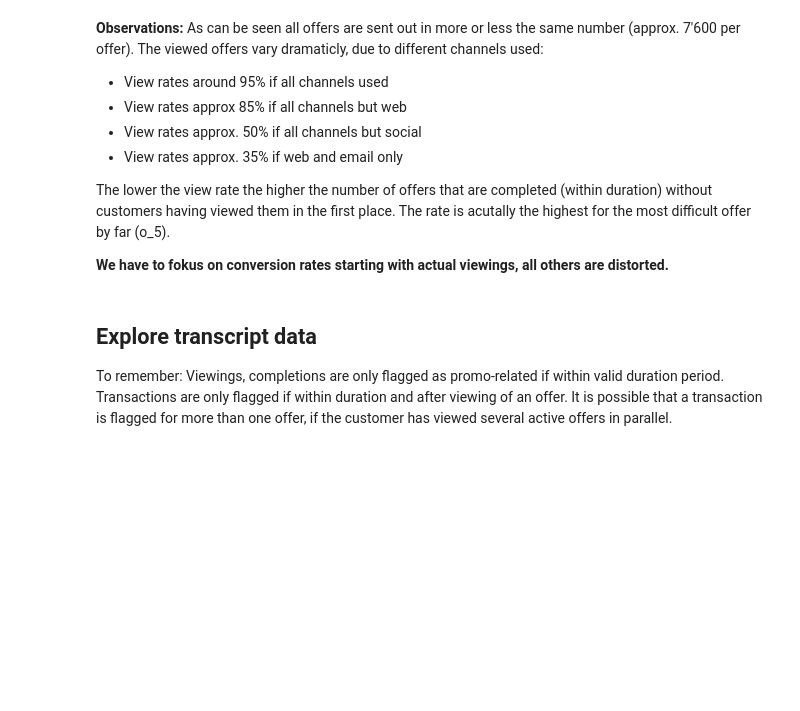
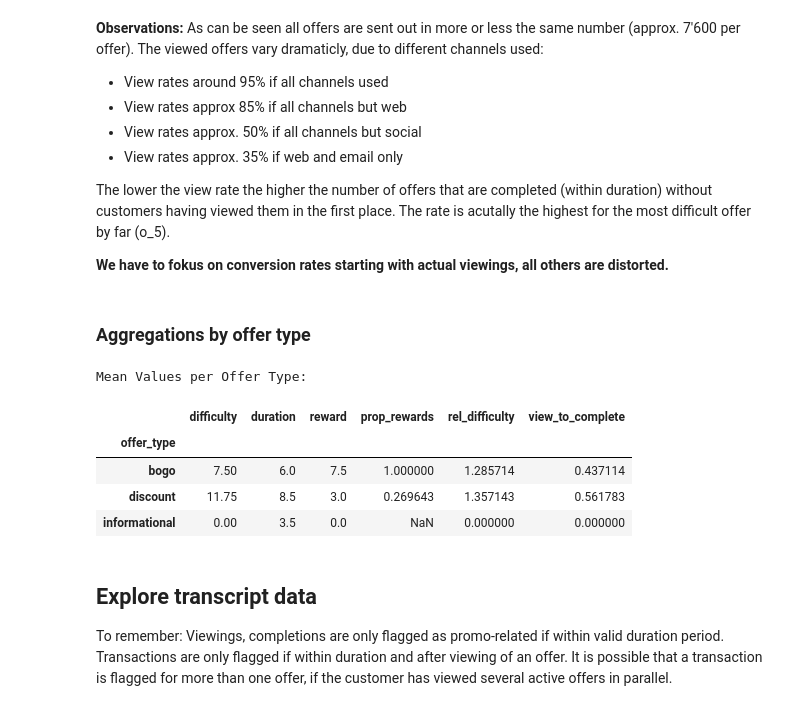
Before and after one commit to rbuerki/segmentation-challenge-starbucks, a Jupyter notebook: 2-eda.ipynb, the cells around one changed output. Drawn from its saved outputs; the diff is of its cells as text; code cells hidden in the pictures; blank space fills up the shorter version.

```diff
--- a/2-eda.ipynb
+++ b/2-eda.ipynb
@@ -159,6 +159,20 @@ display(portfolio[['web', 'email', 'mobile', 'social', 'duration', 'offer_receiv
 The lower the view rate the higher the number of offers that are completed (within duration) without customers having viewed them in the first place. The rate is acutally the highest for the most difficult offer by far (o_5).
 
 **We have to fokus on conversion rates starting with actual viewings, all others are distorted.**
+# %% [markdown]
+### Aggregations by offer type
+# %%
+portfolio_grouped = portfolio.groupby('offer_type').agg(np.mean)
+print("Mean Values per Offer Type:")
+display(portfolio_grouped[['difficulty', 'duration', 'reward', 'prop_rewards',
+                          'rel_difficulty', 'view_to_complete']])
+# %% [output]
+Mean Values per Offer Type:
+|  | difficulty | duration | reward | prop_rewards | rel_difficulty | view_to_complete |
+| offer_type |  |  |  |  |  |  |
+| bogo | 7.50 | 6.0 | 7.5 | 1.000000 | 1.285714 | 0.437114 |
+| discount | 11.75 | 8.5 | 3.0 | 0.269643 | 1.357143 | 0.561783 |
+| informational | 0.00 | 3.5 | 0.0 | NaN | 0.000000 | 0.000000 |
 # %% [markdown]
 ## Explore transcript data
 
```
Also changed, not shown: parts of 1 cell of this notebook, 1 other file.
